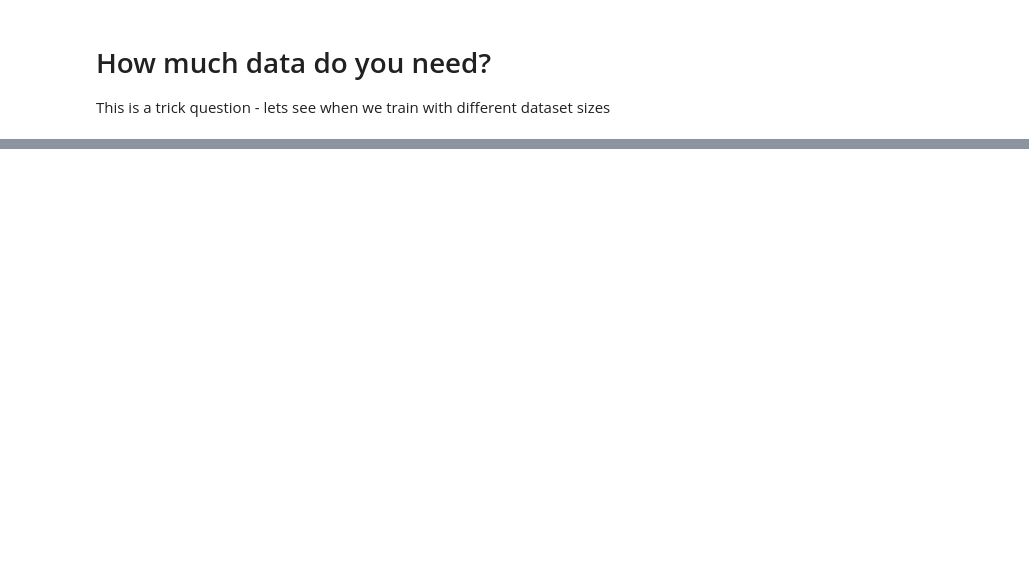
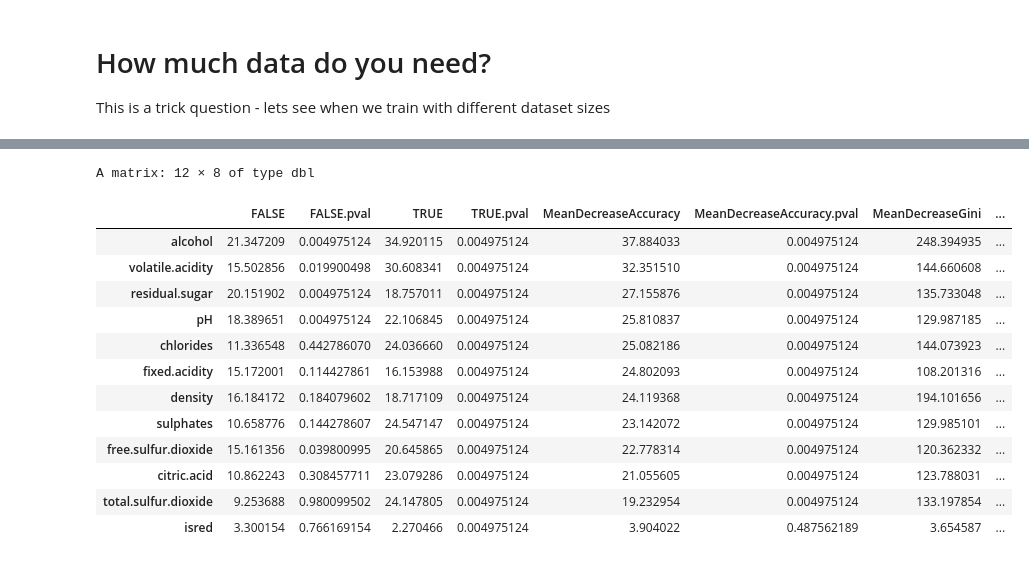
Before and after one commit to UO-Data-Science/Data4ML1, a Jupyter notebook: notebooks/AnswerKey/Classification.ipynb, the cells around one changed output, grey strips where cells are left out. Cells and saved outputs as stored; diff of their text form; code cells hidden in the pictures; blank space fills up the shorter version.

```diff
--- a/notebooks/AnswerKey/Classification.ipynb
+++ b/notebooks/AnswerKey/Classification.ipynb
@@ -532,0 +606,2 @@ ERROR: Error in eval(expr, envir, enclos): object 'rfPermute' not found
+# %%
+rf_ptest<-rfPermute(x,y,num.cores=4,num.rep=200,ntree=100)
@@ -532,0 +614,17 @@ ERROR: Error in eval(expr, envir, enclos): object 'rfPermute' not found
+# %%
+importance(rf_ptest)
+# %% [output]
+A matrix: 12 × 8 of type dbl
+|  | FALSE | FALSE.pval | TRUE | TRUE.pval | MeanDecreaseAccuracy | MeanDecreaseAccuracy.pval | MeanDecreaseGini | ... |
+| alcohol | 21.347209 | 0.004975124 | 34.920115 | 0.004975124 | 37.884033 | 0.004975124 | 248.394935 | ... |
+| volatile.acidity | 15.502856 | 0.019900498 | 30.608341 | 0.004975124 | 32.351510 | 0.004975124 | 144.660608 | ... |
+| residual.sugar | 20.151902 | 0.004975124 | 18.757011 | 0.004975124 | 27.155876 | 0.004975124 | 135.733048 | ... |
+| pH | 18.389651 | 0.004975124 | 22.106845 | 0.004975124 | 25.810837 | 0.004975124 | 129.987185 | ... |
+| chlorides | 11.336548 | 0.442786070 | 24.036660 | 0.004975124 | 25.082186 | 0.004975124 | 144.073923 | ... |
+| fixed.acidity | 15.172001 | 0.114427861 | 16.153988 | 0.004975124 | 24.802093 | 0.004975124 | 108.201316 | ... |
+| density | 16.184172 | 0.184079602 | 18.717109 | 0.004975124 | 24.119368 | 0.004975124 | 194.101656 | ... |
+| sulphates | 10.658776 | 0.144278607 | 24.547147 | 0.004975124 | 23.142072 | 0.004975124 | 129.985101 | ... |
+| free.sulfur.dioxide | 15.161356 | 0.039800995 | 20.645865 | 0.004975124 | 22.778314 | 0.004975124 | 120.362332 | ... |
+| citric.acid | 10.862243 | 0.308457711 | 23.079286 | 0.004975124 | 21.055605 | 0.004975124 | 123.788031 | ... |
+| total.sulfur.dioxide | 9.253688 | 0.980099502 | 24.147805 | 0.004975124 | 19.232954 | 0.004975124 | 133.197854 | ... |
+| isred | 3.300154 | 0.766169154 | 2.270466 | 0.004975124 | 3.904022 | 0.487562189 | 3.654587 | ... |
```
Also changed, not shown: parts of 26 cells of this notebook, 3 other files.
